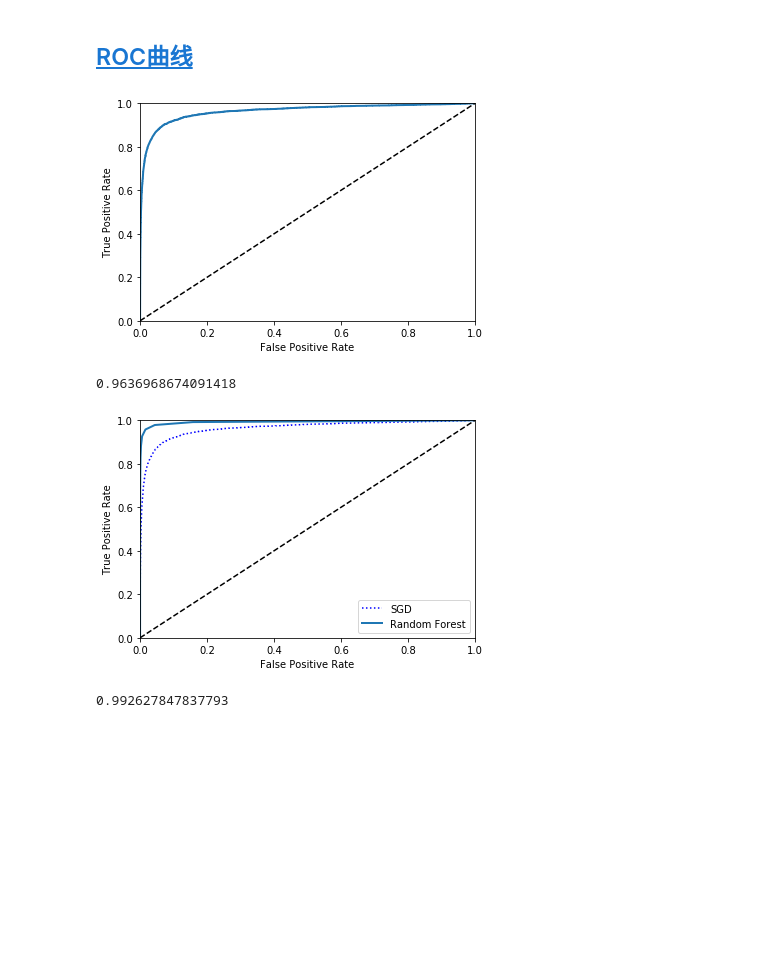
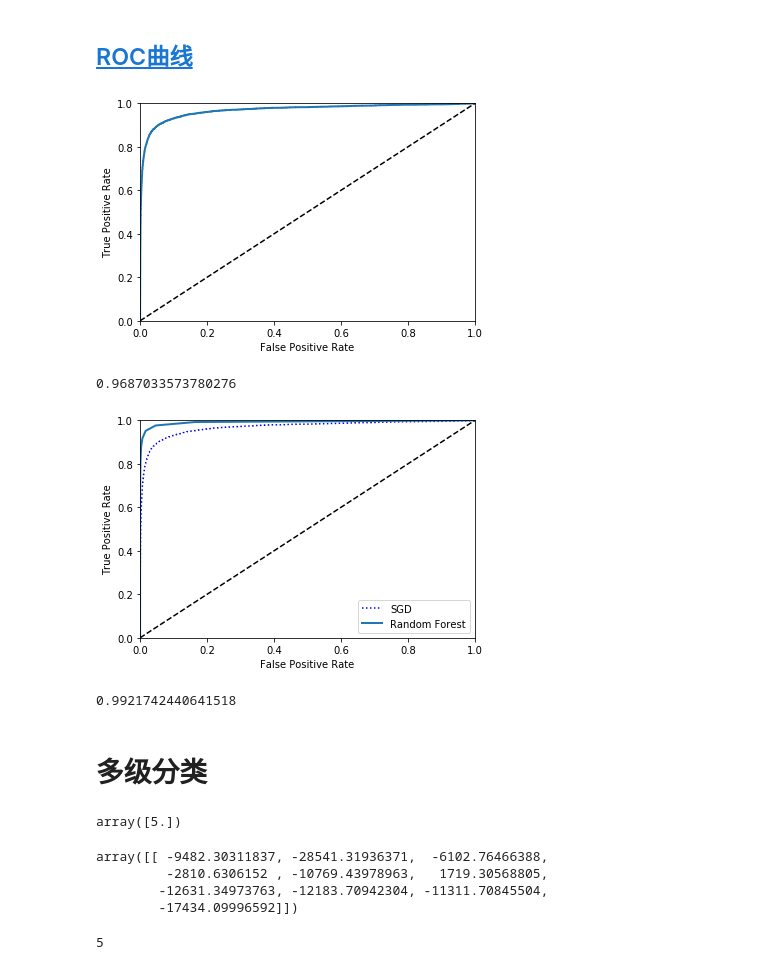
Before and after one commit to coldJune/machineLearning, a Jupyter notebook: handson-ml/Classification.ipynb, the cells around one changed output. Saved outputs shown, nothing was run; the diff lists cells and outputs as text; code cells hidden in the pictures; blank space fills up the shorter version.

```diff
--- a/handson-ml/Classification.ipynb
+++ b/handson-ml/Classification.ipynb
@@ -65,7 +65,7 @@ y_test_5 = (y_test == 5)
 #训练
 from sklearn.linear_model import SGDClassifier
 
-sgd_clf = SGDClassifier(random_state=42) #设置random_state来取得有复验性的结果
+sgd_clf = SGDClassifier(random_state=42, max_iter=300, tol=1e-3) #设置random_state来取得有复验性的结果
 sgd_clf.fit(X_train, y_train_5)
 # %% [output]
 SGDClassifier(alpha=0.0001, average=False, class_weight=None,
@@ -208,29 +208,48 @@ def plot_roc_curve(fpr, tpr, label=None):
 plot_roc_curve(fpr, tpr)
 plt.show()
 # %% [output]
-[figure, old version]
+[figure, new version]
 # %%
 from sklearn.metrics import roc_auc_score
 roc_auc_score(y_train_5, y_scores)
 # %% [output]
-0.9636968674091418
+0.9687033573780276
 # %%
 #随机森林的ROC曲线
 from sklearn.ensemble import RandomForestClassifier
 
-forest_clf = RandomForestClassifier(random_state=42)
+forest_clf = RandomForestClassifier(random_state=42, n_estimators=10)
 y_probas_forest = cross_val_predict(forest_clf, X_train, y_train_5, cv=3, method='predict_proba')
 
 y_scores_forest = y_probas_forest[:,1]
 fpr_forest, tpr_forest, thresholds_forest = roc_curve(y_train_5, y_scores_forest)
 
 plt.plot(fpr, tpr, 'b:', label="SGD")
 plot_roc_curve(fpr_forest, tpr_forest, "Random Forest")
 plt.legend(loc="lower right")
 plt.show()
 # %% [output]
-[figure, old version]
+[figure, new version]
 # %%
 roc_auc_score(y_train_5, y_scores_forest)
 # %% [output]
-0.992627847837793
+0.9921742440641518
+# %% [markdown]
+# 多级分类
+# %%
+sgd_clf.fit(X_train, y_train)#底层训练了10个二元分类器，选择最大的
+sgd_clf.predict([some_digit])
+# %% [output]
+array([5.])
+# %%
+some_digit_scores = sgd_clf.decision_function([some_digit])
+some_digit_scores
+# %% [output]
+array([[ -9482.30311837, -28541.31936371,  -6102.76466388,
+         -2810.6306152 , -10769.43978963,   1719.30568805,
+        -12631.34973763, -12183.70942304, -11311.70845504,
+        -17434.09996592]])
+# %%
+np.argmax(some_digit_scores)
+# %% [output]
+5
```
Also changed, not shown: parts of 20 cells of this notebook.
